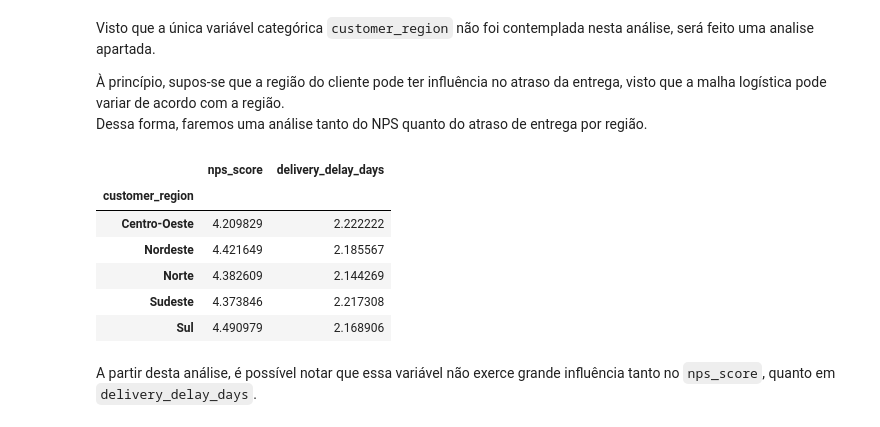
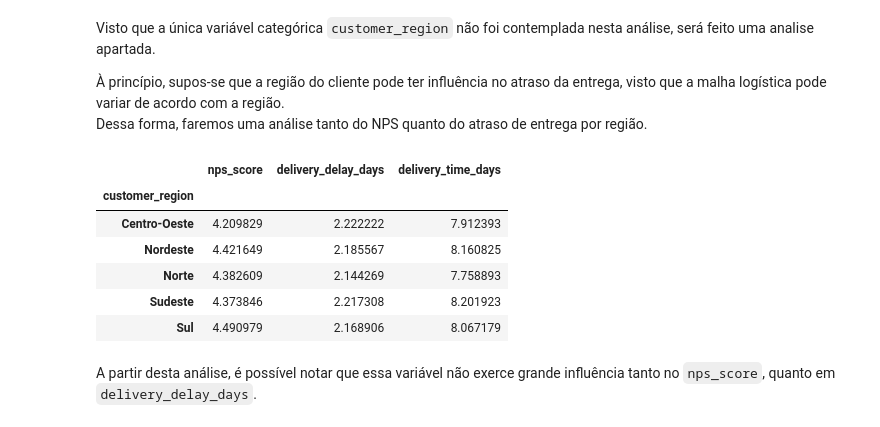
Before and after one commit to ViniciusTMiura/1AIST_projects, a Jupyter notebook: tech-challenge-01/notebooks/01_EDA_notebook.ipynb, the cells around one changed output. Saved outputs shown, nothing was run; the diff lists cells and outputs as text; code cells hidden in the pictures.

```diff
--- a/tech-challenge-01/notebooks/01_EDA_notebook.ipynb
+++ b/tech-challenge-01/notebooks/01_EDA_notebook.ipynb
@@ -168,15 +168,15 @@ Visto que a única variável categórica `customer_region` não foi contemplada
 À princípio, supos-se que a região do cliente pode ter influência no atraso da entrega, visto que a malha logística pode variar de acordo com a região. <br>
 Dessa forma, faremos uma análise tanto do NPS quanto do atraso de entrega por região.
 # %%
-df.groupby('customer_region').agg({'nps_score': 'mean', 'delivery_delay_days': 'mean'})
+df.groupby('customer_region').agg({'nps_score': 'mean', 'delivery_delay_days': 'mean', 'delivery_time_days':'mean'})
 # %% [output]
-|  | nps_score | delivery_delay_days |
-| customer_region |  |  |
-| Centro-Oeste | 4.209829 | 2.222222 |
-| Nordeste | 4.421649 | 2.185567 |
-| Norte | 4.382609 | 2.144269 |
-| Sudeste | 4.373846 | 2.217308 |
-| Sul | 4.490979 | 2.168906 |
+|  | nps_score | delivery_delay_days | delivery_time_days |
+| customer_region |  |  |  |
+| Centro-Oeste | 4.209829 | 2.222222 | 7.912393 |
+| Nordeste | 4.421649 | 2.185567 | 8.160825 |
+| Norte | 4.382609 | 2.144269 | 7.758893 |
+| Sudeste | 4.373846 | 2.217308 | 8.201923 |
+| Sul | 4.490979 | 2.168906 | 8.067179 |
 # %% [markdown]
 A partir desta análise, é possível notar que essa variável não exerce grande influência tanto no `nps_score`, quanto em `delivery_delay_days`.
 # %% [markdown]
```
Also changed, not shown: parts of 20 cells of this notebook, 1 other file.
